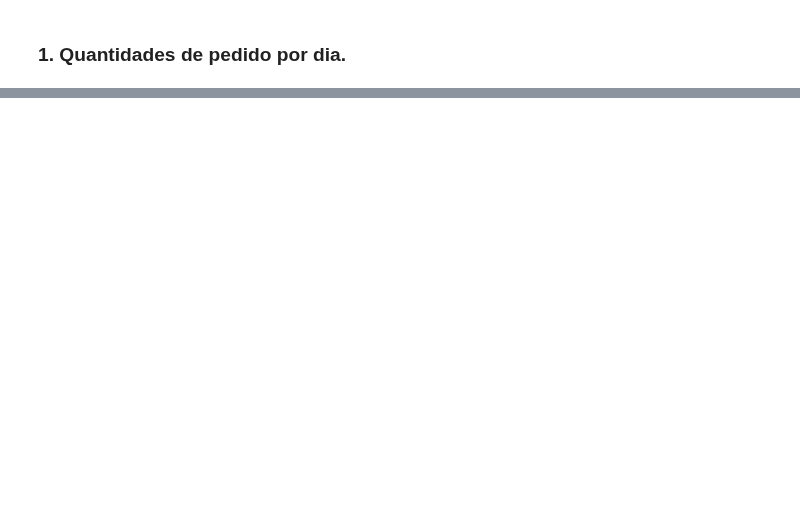
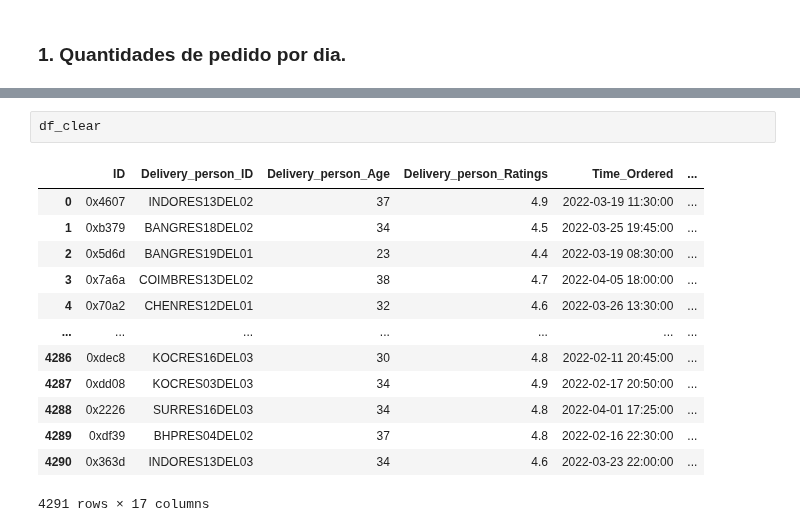
Before and after one commit to luc457x/CDS-PA, a Jupyter notebook: notebook.ipynb, the cells around one changed output, grey strips where cells are left out. Drawn from its saved outputs; the diff is of its cells as text; blank space fills up the shorter version.

```diff
--- a/notebook.ipynb
+++ b/notebook.ipynb
@@ -883,0 +945,16 @@ Index(['ID', 'Delivery_person_ID', 'Delivery_person_Age',
+# %%
+df_clear
+# %% [output]
+|  | ID | Delivery_person_ID | Delivery_person_Age | Delivery_person_Ratings | Time_Ordered | ... |
+| 0 | 0x4607 | INDORES13DEL02 | 37 | 4.9 | 2022-03-19 11:30:00 | ... |
+| 1 | 0xb379 | BANGRES18DEL02 | 34 | 4.5 | 2022-03-25 19:45:00 | ... |
+| 2 | 0x5d6d | BANGRES19DEL01 | 23 | 4.4 | 2022-03-19 08:30:00 | ... |
+| 3 | 0x7a6a | COIMBRES13DEL02 | 38 | 4.7 | 2022-04-05 18:00:00 | ... |
+| 4 | 0x70a2 | CHENRES12DEL01 | 32 | 4.6 | 2022-03-26 13:30:00 | ... |
+| ... | ... | ... | ... | ... | ... | ... |
+| 4286 | 0xdec8 | KOCRES16DEL03 | 30 | 4.8 | 2022-02-11 20:45:00 | ... |
+| 4287 | 0xdd08 | KOCRES03DEL03 | 34 | 4.9 | 2022-02-17 20:50:00 | ... |
+| 4288 | 0x2226 | SURRES16DEL03 | 34 | 4.8 | 2022-04-01 17:25:00 | ... |
+| 4289 | 0xdf39 | BHPRES04DEL02 | 37 | 4.8 | 2022-02-16 22:30:00 | ... |
+| 4290 | 0x363d | INDORES13DEL03 | 34 | 4.6 | 2022-03-23 22:00:00 | ... |
+4291 rows × 17 columns
```
Also changed, not shown: parts of 19 cells of this notebook.
